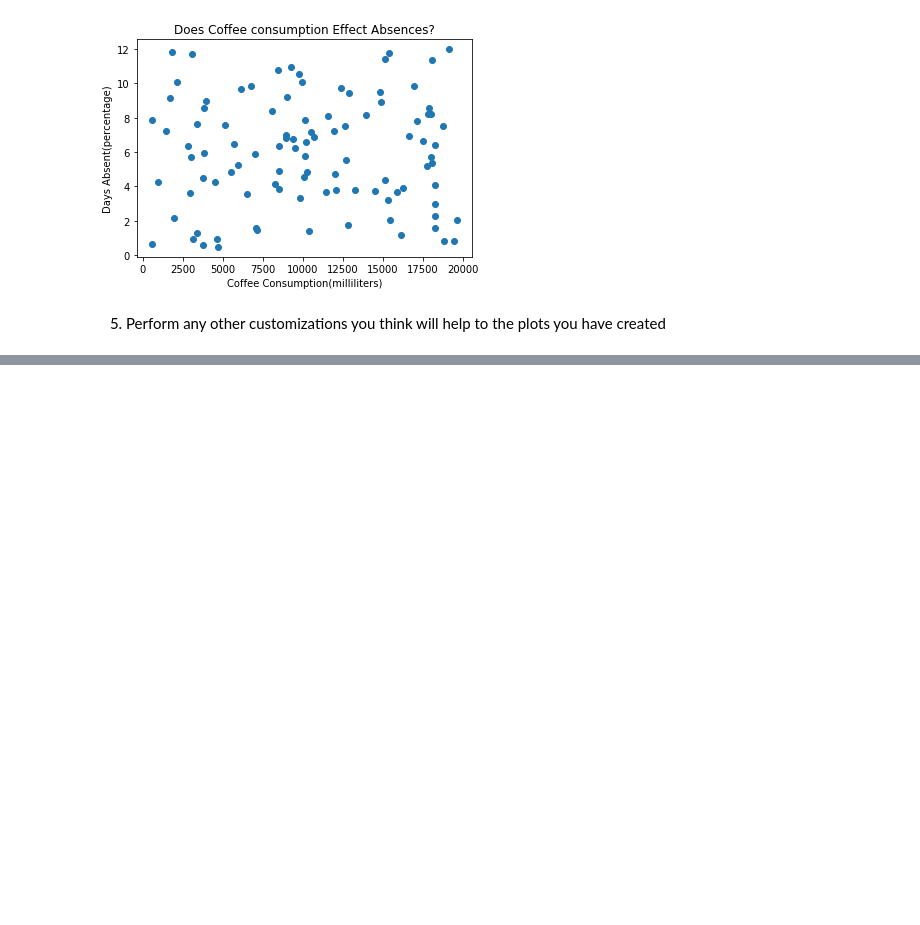
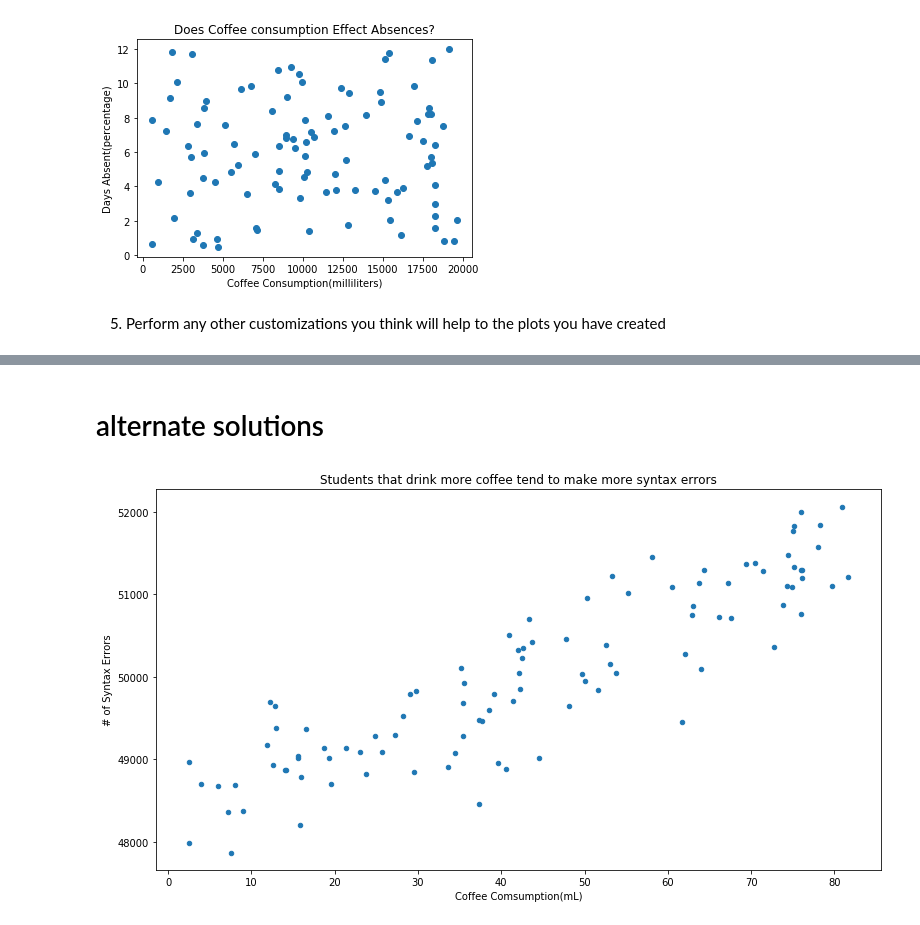
Before and after one commit to gilbert-noriega-ii/regression-exercises, a Jupyter notebook: visualization_warmup.ipynb, the cells around one changed output, grey strips where cells are left out. Cells and saved outputs as stored; diff of their text form; code cells hidden in the pictures; blank space fills up the shorter version.

Commit message:
alternate/formatting solutions

```diff
--- a/visualization_warmup.ipynb
+++ b/visualization_warmup.ipynb
@@ -76,0 +75,12 @@ plt.show()
+# %% [markdown]
+# alternate solutions
+# %%
+ax = df.plot.scatter(x = 'cups_coffee', y = 'syntax_errors_billions', figsize = (13,7))
+ax.set(
+    xlabel = 'Coffee Comsumption(mL)',
+    ylabel = '# of Syntax Errors(billions)',
+    title = 'Students that drink more coffee tend to make more syntax errors'
+)
+plt.show()
+# %% [output]
+[figure, added]
```
Also changed, not shown: parts of 8 cells of this notebook.
